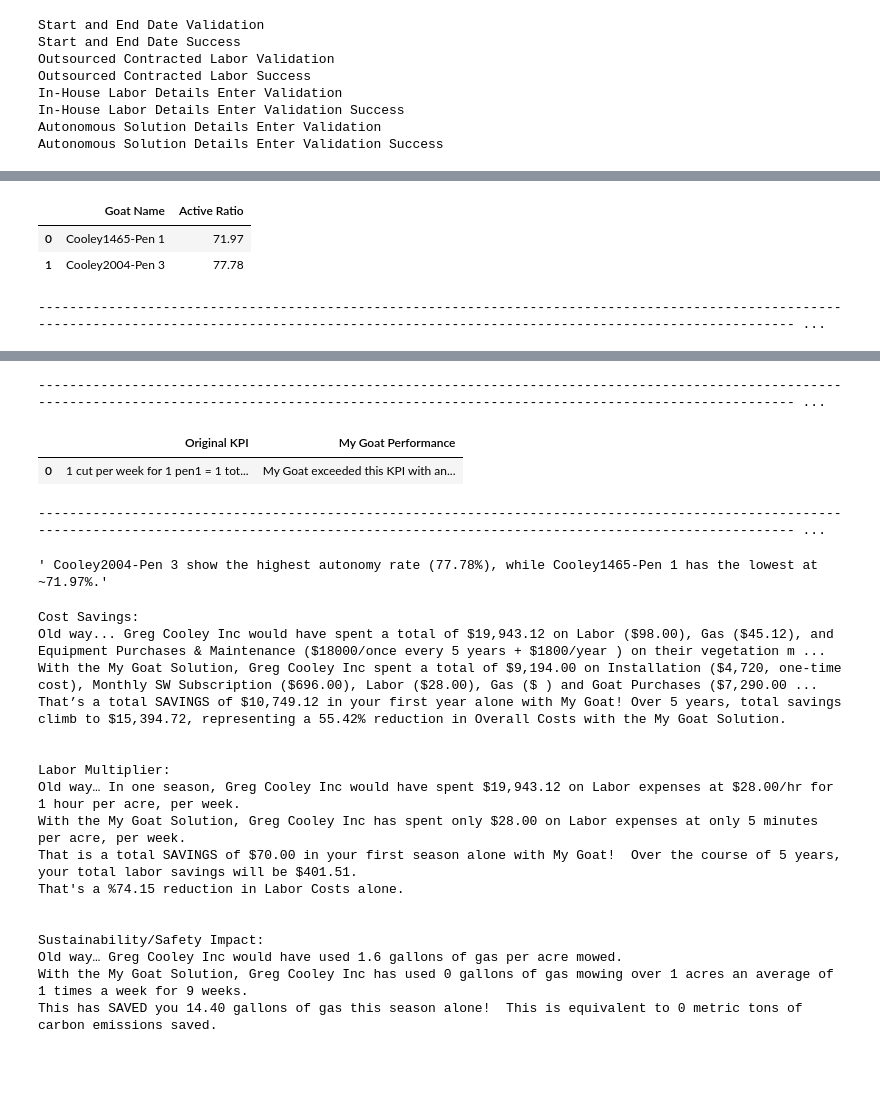
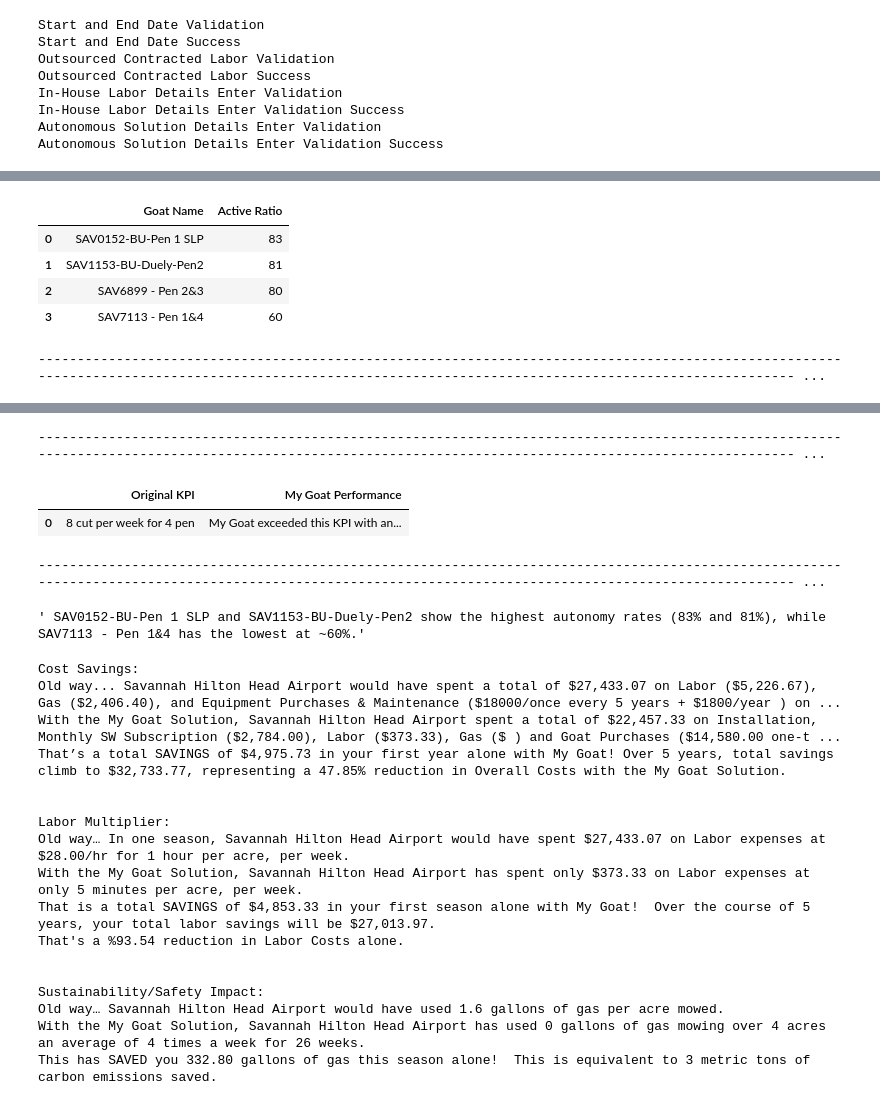
Before and after one commit to ashner-goat/Triple-Threat-Report, a Jupyter notebook: Report_Automation.ipynb, the cells around one changed output, grey strips where cells are left out. Saved outputs shown, nothing was run; the diff lists cells and outputs as text; code cells hidden in the pictures; blank space fills up the shorter version.

```diff
--- a/Report_Automation.ipynb
+++ b/Report_Automation.ipynb
@@ -10,12 +10,12 @@
 # To run the report cntrl + F9
 
 # Enter Customer Name
-Customer_Name = "Greg"
+Customer_Name = "Sav"
 
 
 # Enter Seasonal Report Duration Date
-start_date = "2025-01-01"
-end_date = "2025-03-03"
+start_date = "2024-04-01"
+end_date = "2024-10-03"
 
 
 # Enter Purchasing Options
@@ -26,11 +26,11 @@ Purchasing_Leasing_Option = "P"  # Please type only P for Purchasing or L for Le
 Outsourced_Contracted_Labor = "0"
 
 # Enter In-House Labor Details
-Base_Labor_Rate_Hour_USD = "28"
-Total_Acres_Mowed = "1"
-Time_Per_Mow_Per_Acre_Minutes ="35"
-Times_Mowed_Per_Week = "1"
-Mowing_Weeks_In_Season = "6"
+Base_Labor_Rate_Hour_USD = "28"      # Input the proper Amount by changing the values inside the quotes
+Total_Acres_Mowed = "4"              # Input the Number of Pens by changing the values inside the quotes
+Time_Per_Mow_Per_Acre_Minutes ="35"  # Input the Number of of Minutes Spent in Mowing the Pens Using the Lawn Mower inside by changing the values inside the quotes
+Times_Mowed_Per_Week = "2"           # Input the Number of Times they mowed the Pens
+Mowing_Weeks_In_Season = "40"        # The number of Weeks in a season usually make sure its 40 weeks and above.
 Gallons_Used_Per_Acre = "1.6"
 Price_Per_Gallon_USD = "4.7"
 Maintenance_Cost_Per_Year_USD = "1800"
@@ -38,9 +38,9 @@ Purchase_Mowing_Gear_1time_in_5years_USD = "18000"
 
 
 # Enter MyGoat Autonomous Solution Details
-Number_Of_Goats_Proposed = "2"
+Number_Of_Goats_Proposed = "4"
 Cost_Per_Goat_USD = "3645"
-Total_Number_Of_Pens_In_Proposal = "1"
+Total_Number_Of_Pens_In_Proposal = "4"
 Installation_Cost_Per_Pen_USD = "1180"
 Monthly_Subscription_Fee_Per_Pen_USD = "58"  # $58 if purchased and $232 if leased
 Total_MyGoat_Labor_Time_Per_Ticket_Per_Pen_Per_Week_Minutes = "5"
@@ -50,14 +50,16 @@ Unexpected_cost_incurred = "0"
 
 # PULL ALL THE DATA IN THE POWER BI REPORT BELOW:
 Goat_Activity_Ratio = {         # Just add goats if needed by following the format below
-  "Cooley1465-Pen 1":"71.97",   # "Goat Name" : "Active Ratio from Power Bi Below"
-  "Cooley2004-Pen 3":"77.78",
+  '''SAV0152-BU-Pen 1 SLP''':"83",   # "Goat Name" : "Active Ratio from Power Bi Below"
+  '''SAV1153-BU-Duely-Pen2''':"81",
+  '''SAV6899 - Pen 2&3''':'80' ,
+  '''SAV7113 - Pen 1&4''':'60',
 
 }
 
 # PULL THE TARGET BASED ON THE
-Original_KPI_PAR = "1 cut per week for 1 pen1 = 1 total cuts/wk"
-MyGoat_Performance = "My Goat exceeded this KPI with an average of 2 total cuts/wk"
+Original_KPI_PAR = "8 cut per week for 4 pen"
+MyGoat_Performance = "My Goat exceeded this KPI with an average of 20 total cuts/wk"
 # %%
 # @title Goat Autonomy Rate
 from IPython.core.display import display, HTML
@@ -1298,49 +1314,51 @@ df_ar = pd.DataFrame({
     "My Goat Performance": [MyGoat_Performance]
 })
 
 print("-"*1000)
 
 display(df_ar)
 
 print("-"*1000)
 
 df_goat_ar['Active Ratio'].max()
 
 df_goat_ar["Active Ratio"] = pd.to_numeric(df_goat_ar["Active Ratio"])
 
 
 max_active_goat = df_goat_ar.loc[df_goat_ar["Active Ratio"].idxmax(), "Goat Name"]
 min_active_goat = df_goat_ar.loc[df_goat_ar["Active Ratio"].idxmin(), "Goat Name"]
 
 
 # If there are more than 3 goats, get the top 2 highest Active Ratios
 if len(df_goat_ar) > 2:
     top_active_goats = df_goat_ar.nlargest(2, "Active Ratio")["Goat Name"].tolist()
-    result_3_1 = f""" {top_active_goats[0]} and {top_active_goats[1]} show the highest autonomy rates ({df_goat_ar.loc[df_goat_ar['Goat Name'].str.contains(top_active_goats[0])]['Active Ratio'][0]}% and {df_goat_ar.loc[df_goat_ar['Goat Name'].str.contains(top_active_goats[0])]['Active Ratio'][0]}%), while {min_active_goat} has the lowest at ~{df_goat_ar['Active Ratio'].min()}%."""
+    result_3_1 = f""" {top_active_goats[0]} and {top_active_goats[1]} show the highest autonomy rates ({df_goat_ar.loc[df_goat_ar['Goat Name'].str.contains(top_active_goats[0])]['Active Ratio'][0]}% and {df_goat_ar.loc[df_goat_ar['Goat Name'].str.contains(top_active_goats[1])]['Active Ratio'][1]}%), while {min_active_goat} has the lowest at ~{df_goat_ar['Active Ratio'].min()}%."""
 
 else:
     top_active_goats = max_active_goat
     result_3_1 = f""" {max_active_goat} show the highest autonomy rate ({df_goat_ar['Active Ratio'].max()}%), while {min_active_goat} has the lowest at ~{df_goat_ar['Active Ratio'].min()}%."""
 
 
 display(result_3_1)
 # %% [output]
 |  | Goat Name | Active Ratio |
-| 0 | Cooley1465-Pen 1 | 71.97 |
-| 1 | Cooley2004-Pen 3 | 77.78 |
+| 0 | SAV0152-BU-Pen 1 SLP | 83 |
+| 1 | SAV1153-BU-Duely-Pen2 | 81 |
+| 2 | SAV6899 - Pen 2&3 | 80 |
+| 3 | SAV7113 - Pen 1&4 | 60 |
 -------------------------------------------------------------------------------------------------------------------------------------------------------------------------------------------------------- ...
 [interactive output not drawn]
 -------------------------------------------------------------------------------------------------------------------------------------------------------------------------------------------------------- ...
 |  | Original KPI | My Goat Performance |
-| 0 | 1 cut per week for 1 pen1 = 1 tot... | My Goat exceeded this KPI with an... |
+| 0 | 8 cut per week for 4 pen | My Goat exceeded this KPI with an... |
 -------------------------------------------------------------------------------------------------------------------------------------------------------------------------------------------------------- ...
-' Cooley2004-Pen 3 show the highest autonomy rate (77.78%), while Cooley1465-Pen 1 has the lowest at ~71.97%.'
+' SAV0152-BU-Pen 1 SLP and SAV1153-BU-Duely-Pen2 show the highest autonomy rates (83% and 81%), while SAV7113 - Pen 1&4 has the lowest at ~60%.'
 # %%
 # @title The My Goat Triple Threat
 report_1 = f"""
 Cost Savings:
-Old way... {Tickets_Data['Customer'][0]} would have spent a total of ${Year_1_Cash_Flow:,.2f} on Labor (${total_yearly_cost_of_labor:,.2f}), Gas (${total_cost_of_gas_per_year_for_number_of_acres:,.2f}), and Equipment Purchases & Maintenance (${Purchase_Mowing_Gear_1time_in_5years_USD}/once every 5 years + ${Maintenance_Cost_Per_Year_USD}/year ) on their vegetation management in Year 1.
-With the My Goat Solution, {Tickets_Data['Customer'].head(1)[0]} spent a total of ${Year_1_MyGoat_Cash_Flow:,.2f} on Installation ($4,720, one-time cost), Monthly SW Subscription (${total_yearly_subscription_fee_for_number_of_pens:,.2f}), Labor (${total_my_goat_yearly_cost_of_labor_corrected:,.2f}), Gas ($ ) and Goat Purchases (${total_cost_for_goats:,.2f} one-time) in Year 1 and only ${Year_2_MyGoat_Cash_Flow:,.2f} in each season following.
+Old way... {Tickets_Data['Customer'][0]} would have spent a total of ${Year_1_Cash_Flow:,.2f} on Labor (${total_yearly_cost_of_labor:,.2f}), Gas (${total_cost_of_gas_per_year_for_number_of_acres:,.2f}), and Equipment Purchases & Maintenance (${Purchase_Mowing_Gear_1time_in_5years_USD}/once every 5 years + ${Maintenance_Cost_Per_Year_USD}/year ) on their management in Year 1.
+With the My Goat Solution, {Tickets_Data['Customer'].head(1)[0]} spent a total of ${Year_1_MyGoat_Cash_Flow:,.2f} on Installation, Monthly SW Subscription (${total_yearly_subscription_fee_for_number_of_pens:,.2f}), Labor (${total_my_goat_yearly_cost_of_labor_corrected:,.2f}), Gas ($ ) and Goat Purchases (${total_cost_for_goats:,.2f} one-time) in Year 1 and only ${Year_2_MyGoat_Cash_Flow:,.2f} in each season following.
 That’s a total SAVINGS of ${Year_1_Savings:,.2f} in your first year alone with My Goat! Over 5 years, total savings climb to ${Total_Savings:,.2f}, representing a {Percent_Total_Savings:,.2f}% reduction in Overall Costs with the My Goat Solution.
 """
 
@@ -1373,22 +1391,22 @@ print(report_1_2)
 print(report_1_3)
 # %% [output]
 Cost Savings:
-Old way... Greg Cooley Inc would have spent a total of $19,943.12 on Labor ($98.00), Gas ($45.12), and Equipment Purchases & Maintenance ($18000/once every 5 years + $1800/year ) on their vegetation m ...
-With the My Goat Solution, Greg Cooley Inc spent a total of $9,194.00 on Installation ($4,720, one-time cost), Monthly SW Subscription ($696.00), Labor ($28.00), Gas ($ ) and Goat Purchases ($7,290.00 ...
-That’s a total SAVINGS of $10,749.12 in your first year alone with My Goat! Over 5 years, total savings climb to $15,394.72, representing a 55.42% reduction in Overall Costs with the My Goat Solution.
+Old way... Savannah Hilton Head Airport would have spent a total of $27,433.07 on Labor ($5,226.67), Gas ($2,406.40), and Equipment Purchases & Maintenance ($18000/once every 5 years + $1800/year ) on ...
+With the My Goat Solution, Savannah Hilton Head Airport spent a total of $22,457.33 on Installation, Monthly SW Subscription ($2,784.00), Labor ($373.33), Gas ($ ) and Goat Purchases ($14,580.00 one-t ...
+That’s a total SAVINGS of $4,975.73 in your first year alone with My Goat! Over 5 years, total savings climb to $32,733.77, representing a 47.85% reduction in Overall Costs with the My Goat Solution.
 
 
 Labor Multiplier:
-Old way… In one season, Greg Cooley Inc would have spent $19,943.12 on Labor expenses at $28.00/hr for 1 hour per acre, per week.
-With the My Goat Solution, Greg Cooley Inc has spent only $28.00 on Labor expenses at only 5 minutes per acre, per week.
-That is a total SAVINGS of $70.00 in your first season alone with My Goat!  Over the course of 5 years, your total labor savings will be $401.51.
-That's a %74.15 reduction in Labor Costs alone.
+Old way… In one season, Savannah Hilton Head Airport would have spent $27,433.07 on Labor expenses at $28.00/hr for 1 hour per acre, per week.
+With the My Goat Solution, Savannah Hilton Head Airport has spent only $373.33 on Labor expenses at only 5 minutes per acre, per week.
+That is a total SAVINGS of $4,853.33 in your first season alone with My Goat!  Over the course of 5 years, your total labor savings will be $27,013.97.
+That's a %93.54 reduction in Labor Costs alone.
 
 
 Sustainability/Safety Impact:
-Old way… Greg Cooley Inc would have used 1.6 gallons of gas per acre mowed.
-With the My Goat Solution, Greg Cooley Inc has used 0 gallons of gas mowing over 1 acres an average of 1 times a week for 9 weeks.
-This has SAVED you 14.40 gallons of gas this season alone!  This is equivalent to 0 metric tons of carbon emissions saved.
+Old way… Savannah Hilton Head Airport would have used 1.6 gallons of gas per acre mowed.
+With the My Goat Solution, Savannah Hilton Head Airport has used 0 gallons of gas mowing over 4 acres an average of 4 times a week for 26 weeks.
+This has SAVED you 332.80 gallons of gas this season alone!  This is equivalent to 3 metric tons of carbon emissions saved.
 # %%
 # @title Total Cost of Ownership
 fig_tco.show()
```
Also changed, not shown: parts of 7 cells of this notebook.
